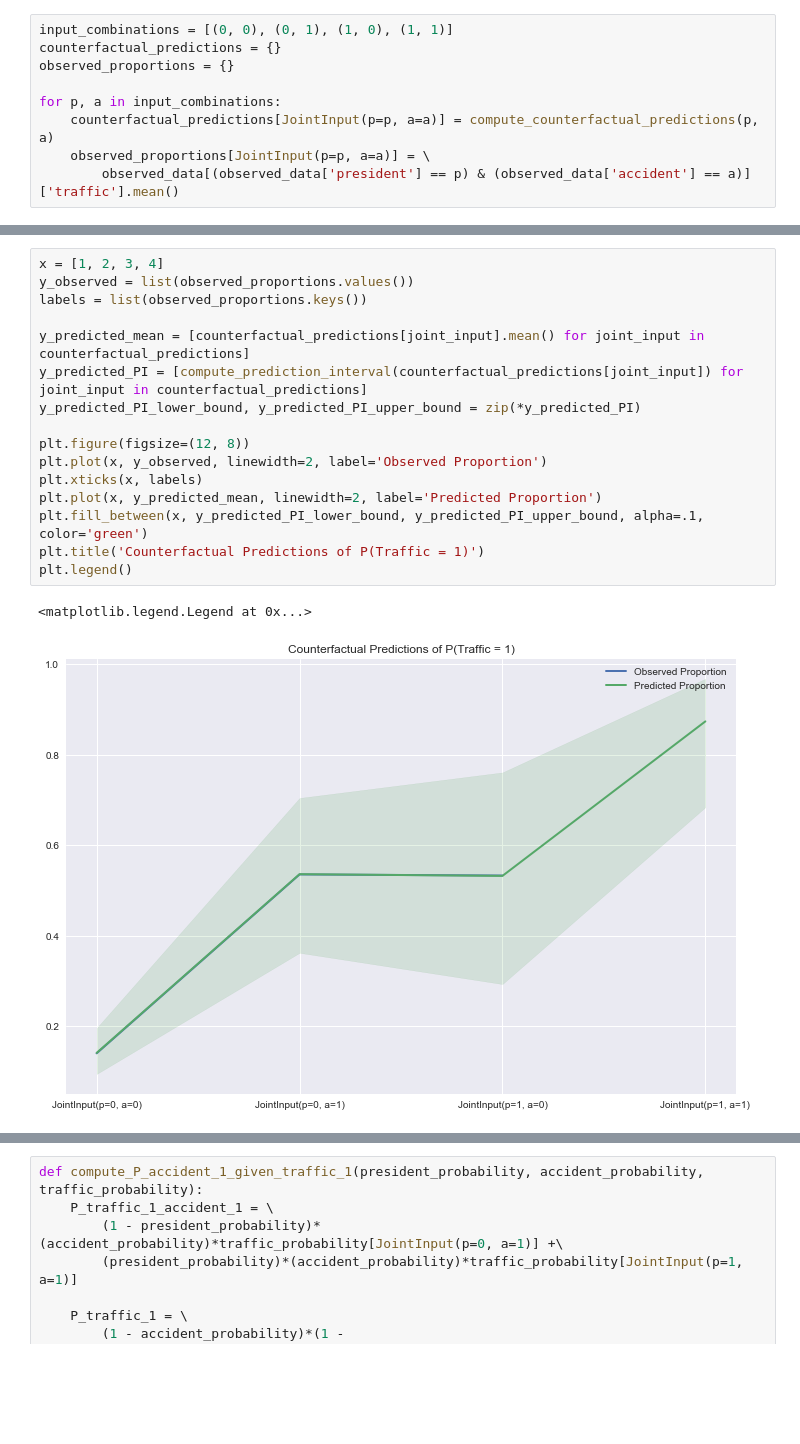
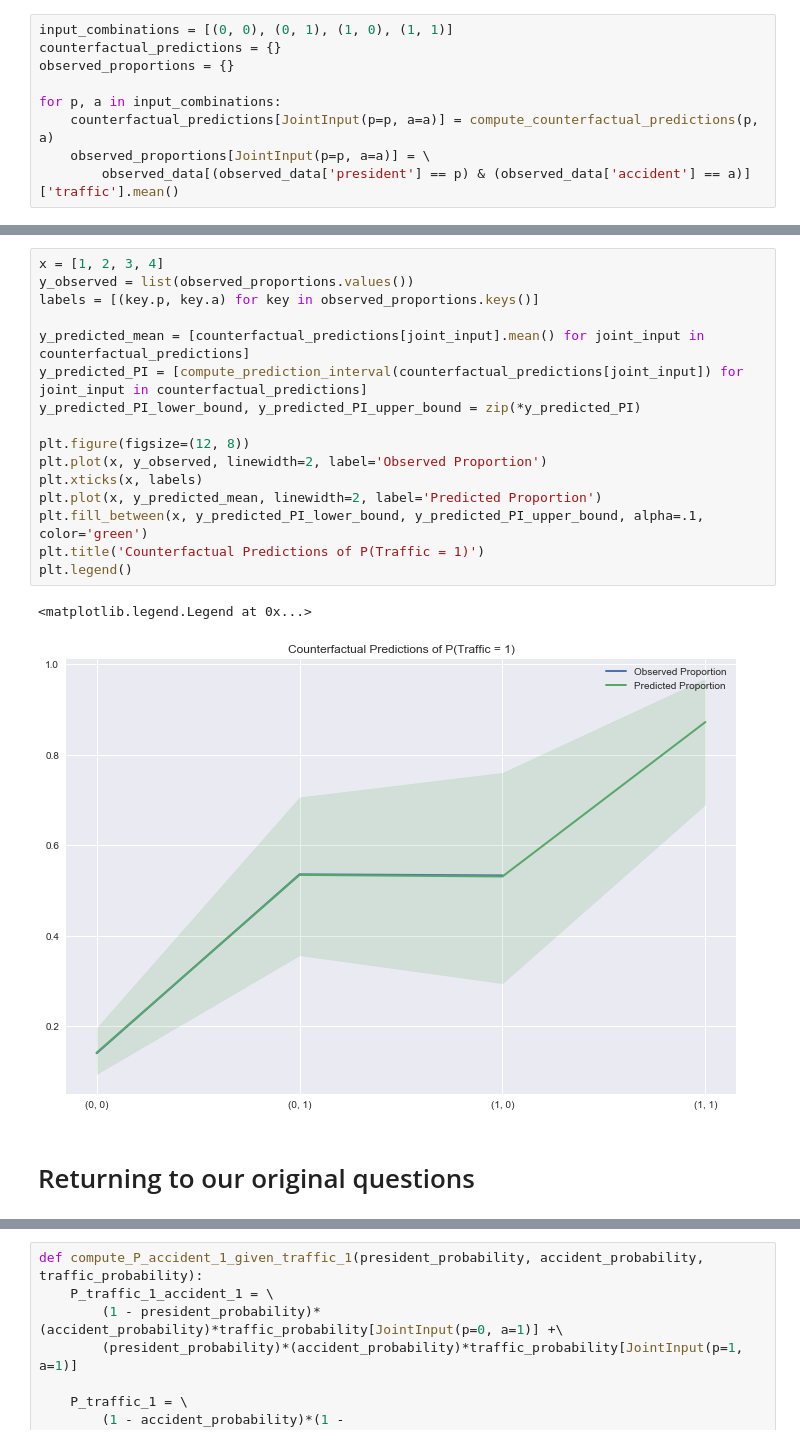
Before and after one commit to cavaunpeu/intercausal-reasoning, a Jupyter notebook: intercausal_reasoning.ipynb, the cells around one changed output, grey strips where cells are left out. Saved outputs shown, nothing was run; the diff lists cells and outputs as text; blank space fills up the shorter version.

```diff
--- a/intercausal_reasoning.ipynb
+++ b/intercausal_reasoning.ipynb
@@ -211,22 +229,24 @@ for subplot_idx, (p, a) in enumerate([(0, 0), (0, 1), (1, 0), (1, 1)]):
 # %%
 x = [1, 2, 3, 4]
 y_observed = list(observed_proportions.values())
-labels = list(observed_proportions.keys())
+labels = [(key.p, key.a) for key in observed_proportions.keys()]
 
 y_predicted_mean = [counterfactual_predictions[joint_input].mean() for joint_input in counterfactual_predictions]
 y_predicted_PI = [compute_prediction_interval(counterfactual_predictions[joint_input]) for joint_input in counterfactual_predictions]
 y_predicted_PI_lower_bound, y_predicted_PI_upper_bound = zip(*y_predicted_PI)
 
 plt.figure(figsize=(12, 8))
 plt.plot(x, y_observed, linewidth=2, label='Observed Proportion')
 plt.xticks(x, labels)
 plt.plot(x, y_predicted_mean, linewidth=2, label='Predicted Proportion')
 plt.fill_between(x, y_predicted_PI_lower_bound, y_predicted_PI_upper_bound, alpha=.1, color='green')
 plt.title('Counterfactual Predictions of P(Traffic = 1)')
 plt.legend()
 # %% [output]
 <matplotlib.legend.Legend at 0x...>
-[figure, old version]
+[figure, new version]
+# %% [markdown]
+# Returning to our original questions
 # %% [markdown]
 # $P(\text{Accident = 1}\ |\ \text{Traffic = 1})$
 <br>
```
Also changed, not shown: parts of 7 cells of this notebook.
